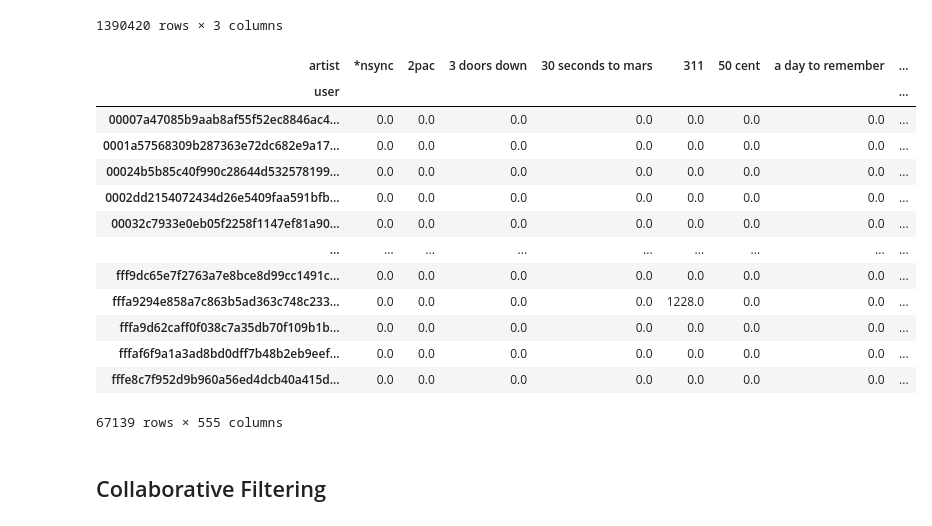
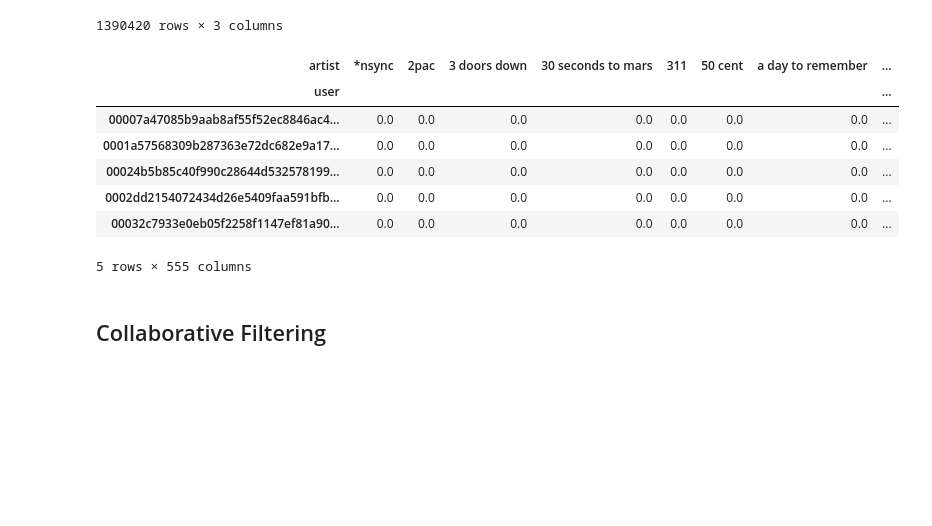
Before and after one commit to pranaysingla/Lastfm_artist_recommendation, a Jupyter notebook: Artist_Recommendation.ipynb, the cells around one changed output. Saved outputs shown, nothing was run; the diff lists cells and outputs as text; code cells hidden in the pictures; blank space fills up the shorter version.

```diff
--- a/Artist_Recommendation.ipynb
+++ b/Artist_Recommendation.ipynb
@@ -168,22 +154,16 @@ lastfm = combined_df.pivot_table('plays','user','artist')
 # replacing na's by 0
 lastfm.fillna(0, inplace=True)
 # %%
-lastfm
+lastfm.head()
 # %% [output]
 | artist | *nsync | 2pac | 3 doors down | 30 seconds to mars | 311 | 50 cent | a day to remember | ... |
 | user |  |  |  |  |  |  |  | ... |
 | 00007a47085b9aab8af55f52ec8846ac4... | 0.0 | 0.0 | 0.0 | 0.0 | 0.0 | 0.0 | 0.0 | ... |
 | 0001a57568309b287363e72dc682e9a17... | 0.0 | 0.0 | 0.0 | 0.0 | 0.0 | 0.0 | 0.0 | ... |
 | 00024b5b85c40f990c28644d532578199... | 0.0 | 0.0 | 0.0 | 0.0 | 0.0 | 0.0 | 0.0 | ... |
 | 0002dd2154072434d26e5409faa591bfb... | 0.0 | 0.0 | 0.0 | 0.0 | 0.0 | 0.0 | 0.0 | ... |
 | 00032c7933e0eb05f2258f1147ef81a90... | 0.0 | 0.0 | 0.0 | 0.0 | 0.0 | 0.0 | 0.0 | ... |
-| ... | ... | ... | ... | ... | ... | ... | ... | ... |
-| fff9dc65e7f2763a7e8bce8d99cc1491c... | 0.0 | 0.0 | 0.0 | 0.0 | 0.0 | 0.0 | 0.0 | ... |
-| fffa9294e858a7c863b5ad363c748c233... | 0.0 | 0.0 | 0.0 | 0.0 | 1228.0 | 0.0 | 0.0 | ... |
-| fffa9d62caff0f038c7a35db70f109b1b... | 0.0 | 0.0 | 0.0 | 0.0 | 0.0 | 0.0 | 0.0 | ... |
-| fffaf6f9a1a3ad8bd0dff7b48b2eb9eef... | 0.0 | 0.0 | 0.0 | 0.0 | 0.0 | 0.0 | 0.0 | ... |
-| fffe8c7f952d9b960a56ed4dcb40a415d... | 0.0 | 0.0 | 0.0 | 0.0 | 0.0 | 0.0 | 0.0 | ... |
-67139 rows × 555 columns
+5 rows × 555 columns
 # %%
 # replacing values > 0 by 1 to signify replace number of plays by simple artist-user mapping
 lastfm_df = lastfm.apply(lambda x:[1 if y > 0 else y for y in x])
```
Also changed, not shown: parts of 17 cells of this notebook.
